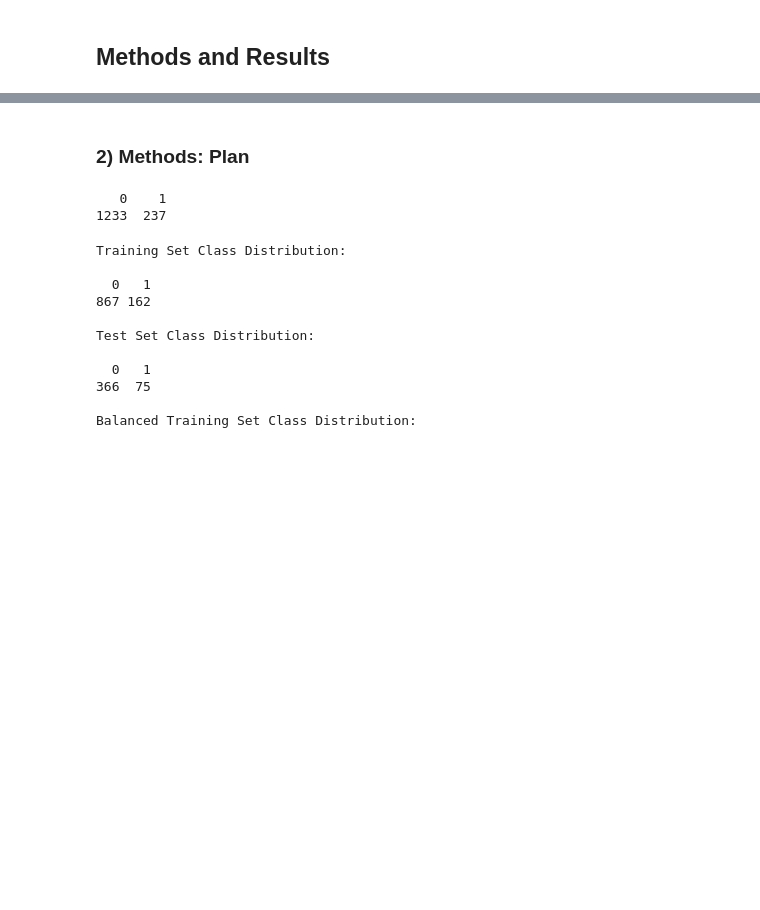
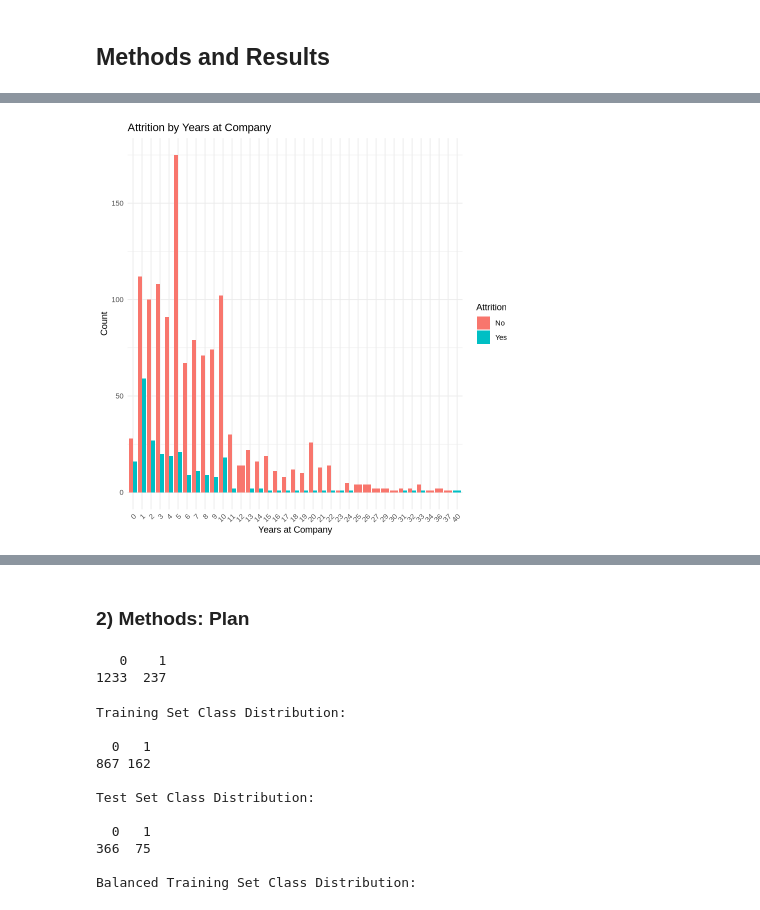
Before and after one commit to navthukral/STAT301Project, a Jupyter notebook: GroupReport.ipynb, the cells around one changed output, grey strips where cells are left out. Cells and saved outputs as stored; diff of their text form; code cells hidden in the pictures; blank space fills up the shorter version.

```diff
--- a/GroupReport.ipynb
+++ b/GroupReport.ipynb
@@ -59,0 +83,9 @@ A tibble: 6 × 35
+# %%
+# Bar plot of Attrition by YearsAtCompany
+ggplot(data, aes(x = factor(YearsAtCompany), fill = Attrition)) +
+  geom_bar(position = "dodge") +
+  labs(title = "Attrition by Years at Company", x = "Years at Company", y = "Count", fill = "Attrition") +
+  theme_minimal() +
+  theme(axis.text.x = element_text(angle = 45, hjust = 1))
+# %% [output]
+[figure, added]
```
Also changed, not shown: parts of 9 cells of this notebook.
